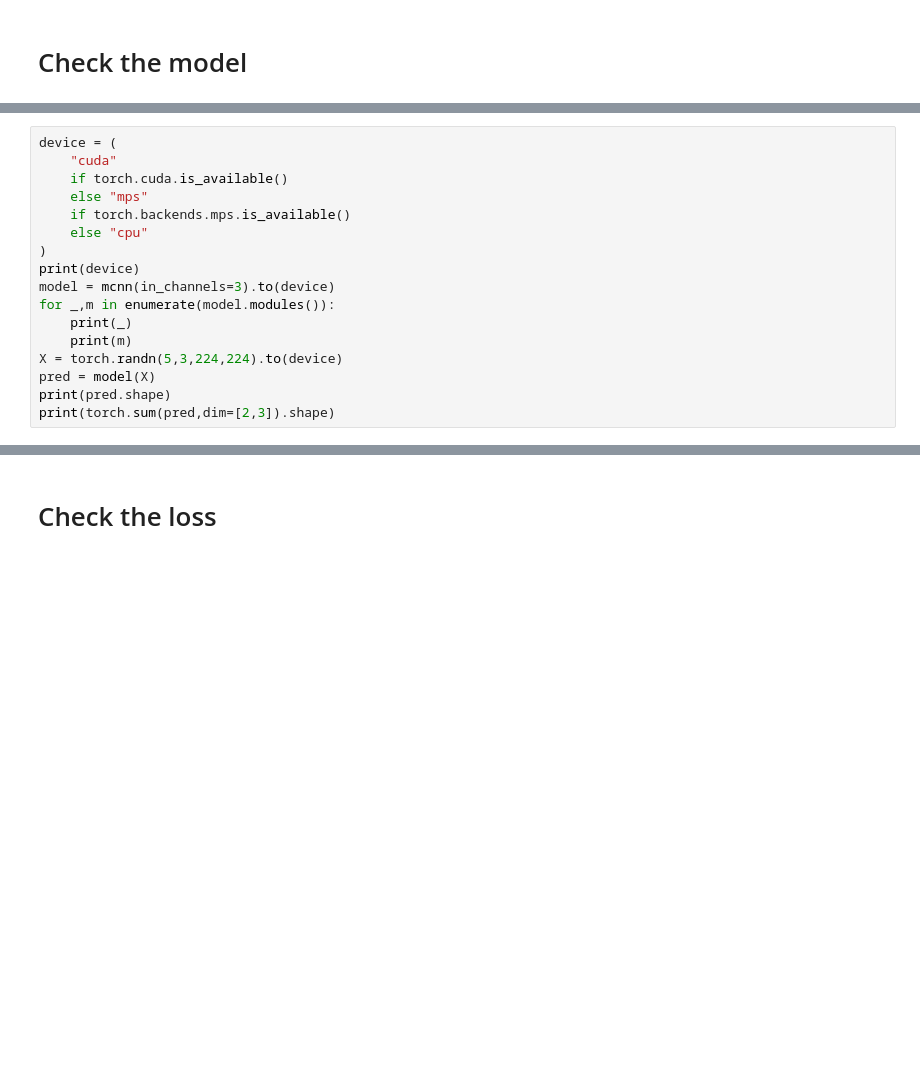
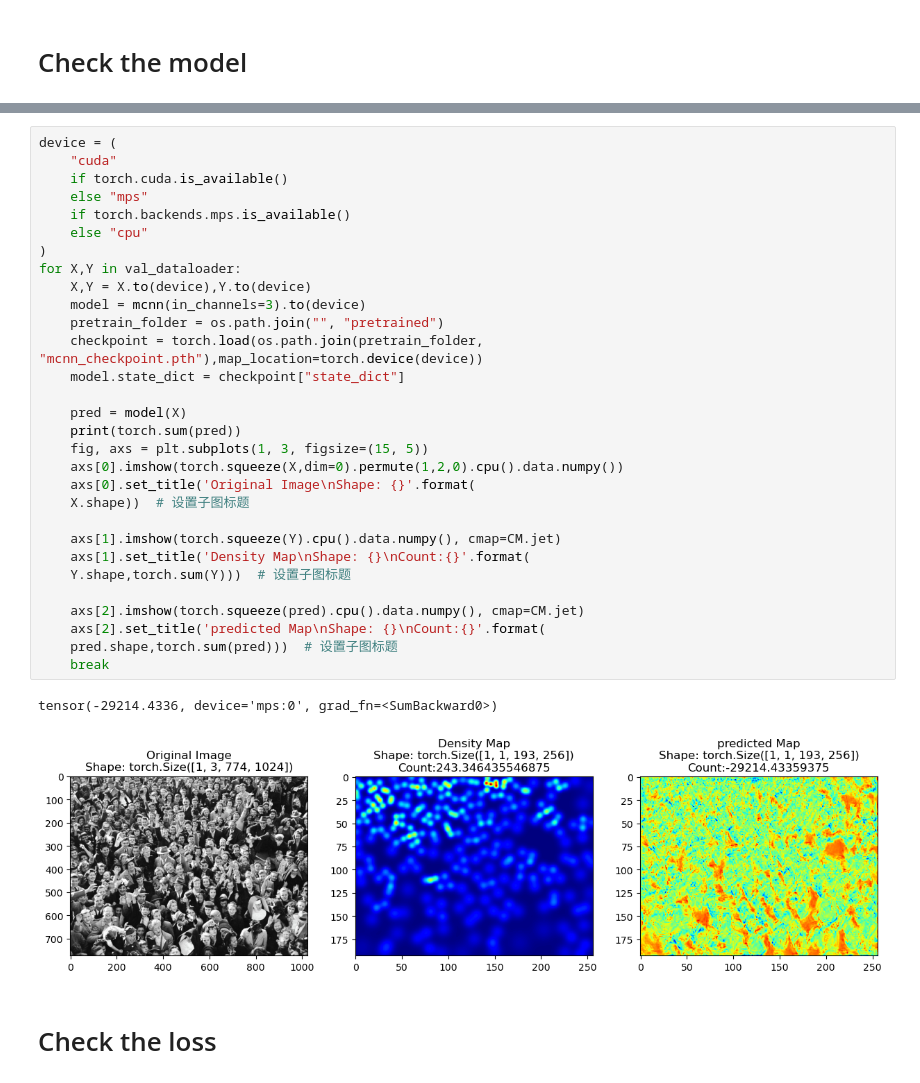
Before and after one commit to camerayuhang/mycrowdcounting-mcnn, a Jupyter notebook: check.ipynb, the cells around one changed output, grey strips where cells are left out. Cells and saved outputs as stored; diff of their text form; blank space fills up the shorter version.

```diff
--- a/check.ipynb
+++ b/check.ipynb
@@ -232,17 +262,0 @@ from src.models import mcnn
-# %%
-device = (
-    "cuda"
-    if torch.cuda.is_available()
-    else "mps"
-    if torch.backends.mps.is_available()
-    else "cpu"
-)
-print(device)
-model = mcnn(in_channels=3).to(device)
-for _,m in enumerate(model.modules()):
-    print(_)
-    print(m)
-X = torch.randn(5,3,224,224).to(device)
-pred = model(X)
-print(pred.shape)
-print(torch.sum(pred,dim=[2,3]).shape)
@@ -267,3 +335,36 @@ torch.Size([5, 1])
+# %%
+device = (
+    "cuda"
+    if torch.cuda.is_available()
+    else "mps"
+    if torch.backends.mps.is_available()
+    else "cpu"
+)
+for X,Y in val_dataloader:
+    X,Y = X.to(device),Y.to(device)
+    model = mcnn(in_channels=3).to(device)
+    pretrain_folder = os.path.join("", "pretrained")
+    checkpoint = torch.load(os.path.join(pretrain_folder, "mcnn_checkpoint.pth"),map_location=torch.device(device))
+    model.state_dict = checkpoint["state_dict"]
+
+    pred = model(X)
+    print(torch.sum(pred))
+    fig, axs = plt.subplots(1, 3, figsize=(15, 5))
+    axs[0].imshow(torch.squeeze(X,dim=0).permute(1,2,0).cpu().data.numpy())
+    axs[0].set_title('Original Image\nShape: {}'.format(
+    X.shape))  # 设置子图标题
+
+    axs[1].imshow(torch.squeeze(Y).cpu().data.numpy(), cmap=CM.jet)
+    axs[1].set_title('Density Map\nShape: {}\nCount:{}'.format(
+    Y.shape,torch.sum(Y)))  # 设置子图标题
+
+    axs[2].imshow(torch.squeeze(pred).cpu().data.numpy(), cmap=CM.jet)
+    axs[2].set_title('predicted Map\nShape: {}\nCount:{}'.format(
+    pred.shape,torch.sum(pred)))  # 设置子图标题
+    break
+# %% [output]
+tensor(-29214.4336, device='mps:0', grad_fn=<SumBackward0>)
+[figure, added]
 # %% [markdown]
 # Check the loss
 # %%
```
Also changed, not shown: parts of 21 cells of this notebook, 10 other files.
